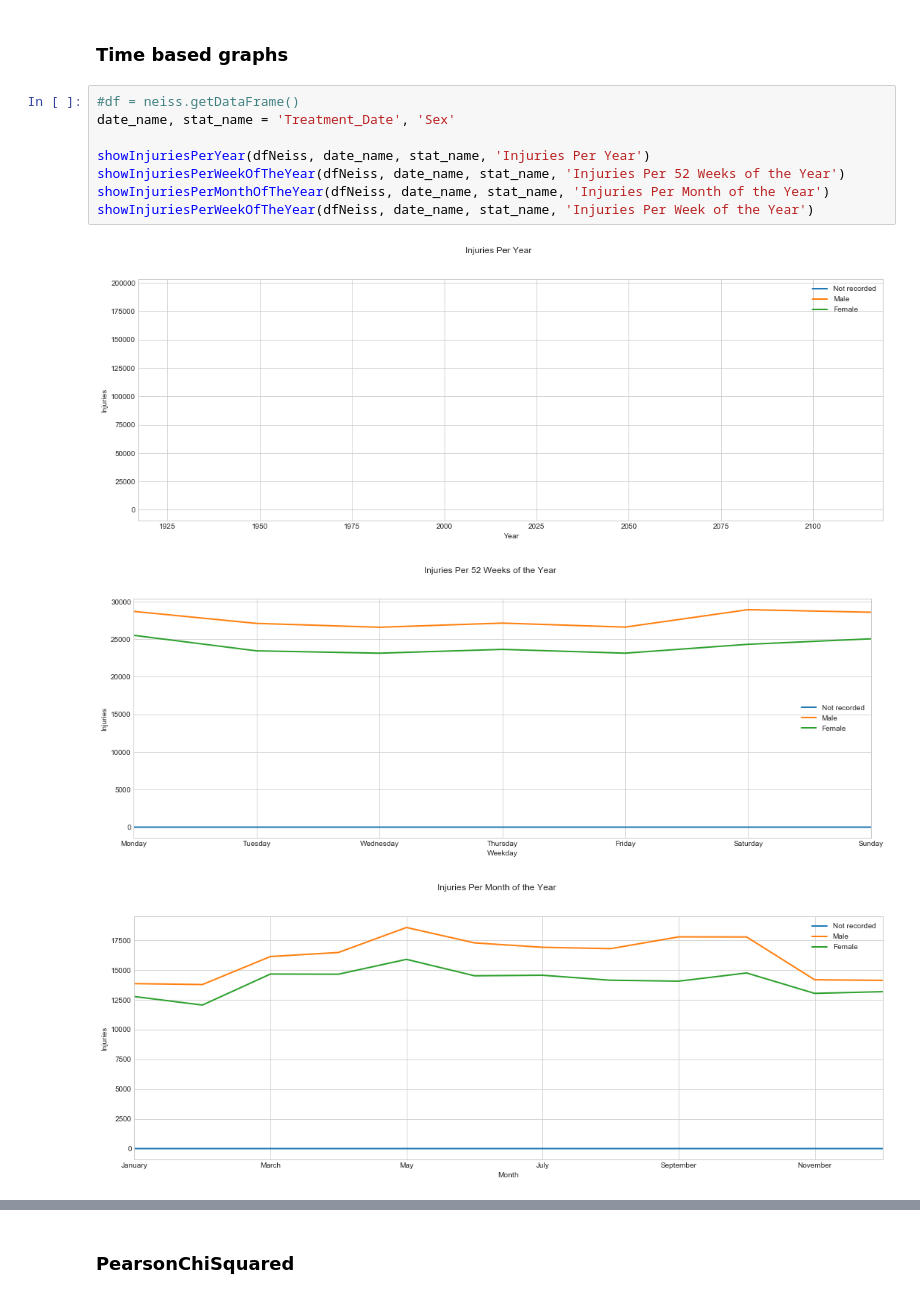
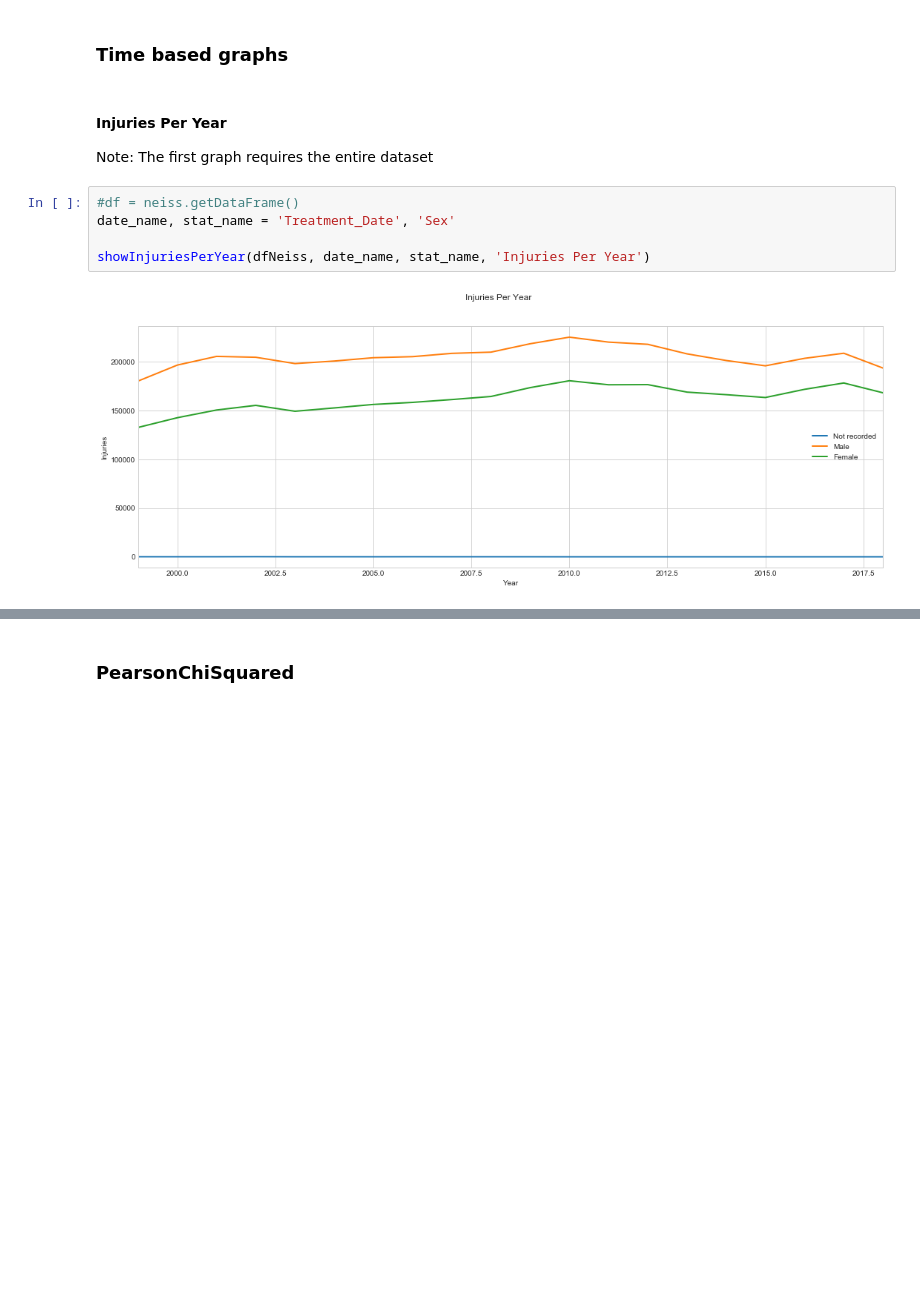
Before and after one commit to mrcorbett/MET_CS677_DataScienceWithPython, a Jupyter notebook: Project/bicycle_crashes_neiss_v10.ipynb, the cells around one changed output, grey strips where cells are left out. Cells and saved outputs as stored; diff of their text form; blank space fills up the shorter version.

```diff
--- a/Project/bicycle_crashes_neiss_v10.ipynb
+++ b/Project/bicycle_crashes_neiss_v10.ipynb
@@ -85,14 +88,13 @@ dfNeiss.shape
 # %% [markdown]
 ### Time based graphs
+# %% [markdown]
+#### Injuries Per Year
+
+ Note:  The first graph requires the entire dataset
 # %%
 #df = neiss.getDataFrame()
 date_name, stat_name = 'Treatment_Date', 'Sex'
 
 showInjuriesPerYear(dfNeiss, date_name, stat_name, 'Injuries Per Year')
-showInjuriesPerWeekOfTheYear(dfNeiss, date_name, stat_name, 'Injuries Per 52 Weeks of the Year')
-showInjuriesPerMonthOfTheYear(dfNeiss, date_name, stat_name, 'Injuries Per Month of the Year')
-showInjuriesPerWeekOfTheYear(dfNeiss, date_name, stat_name, 'Injuries Per Week of the Year')
 # %% [output]
-[figure, old version]
+[figure, new version]
-[figure, removed]
-[figure, removed]
```
Also changed, not shown: parts of 23 cells of this notebook, 8 other files.
